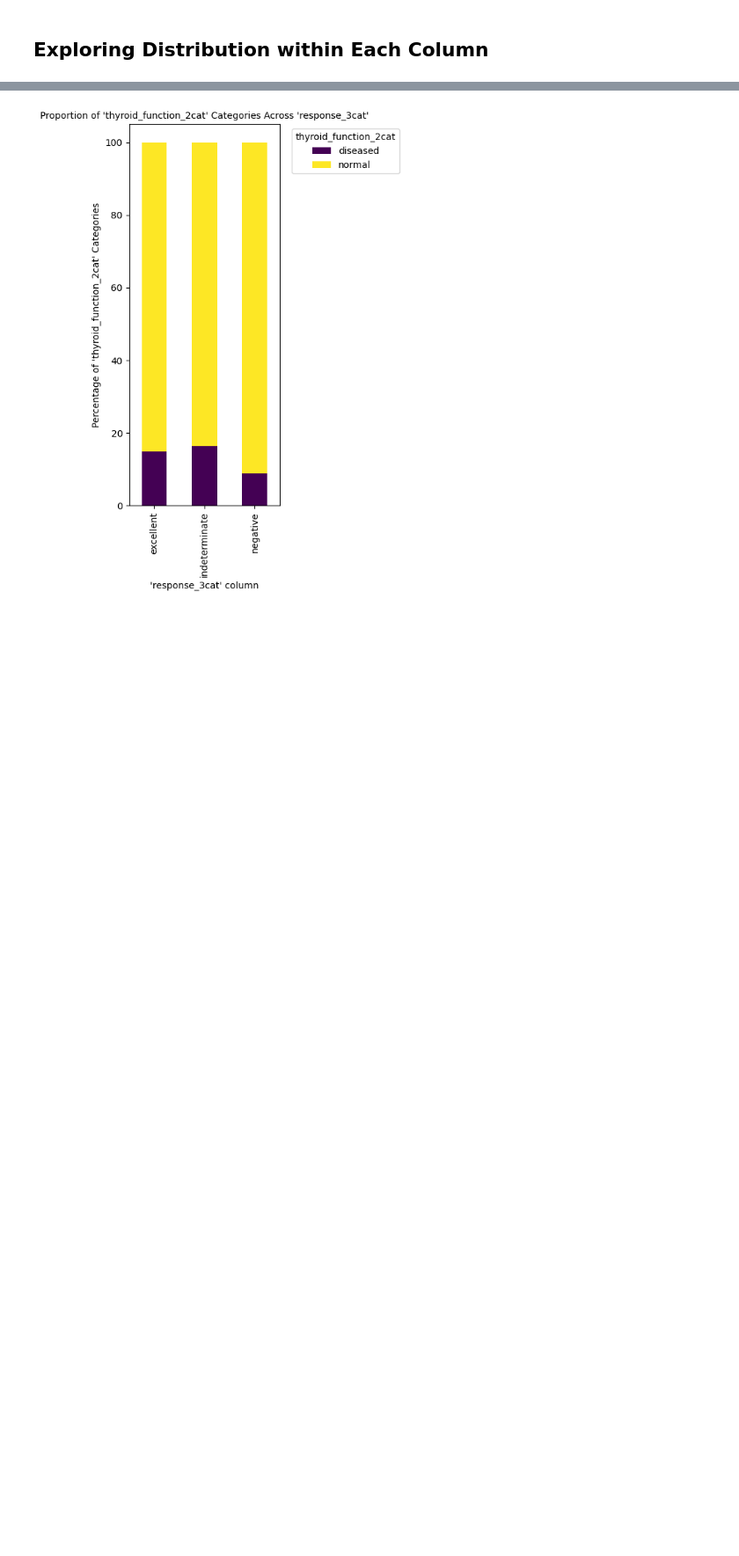
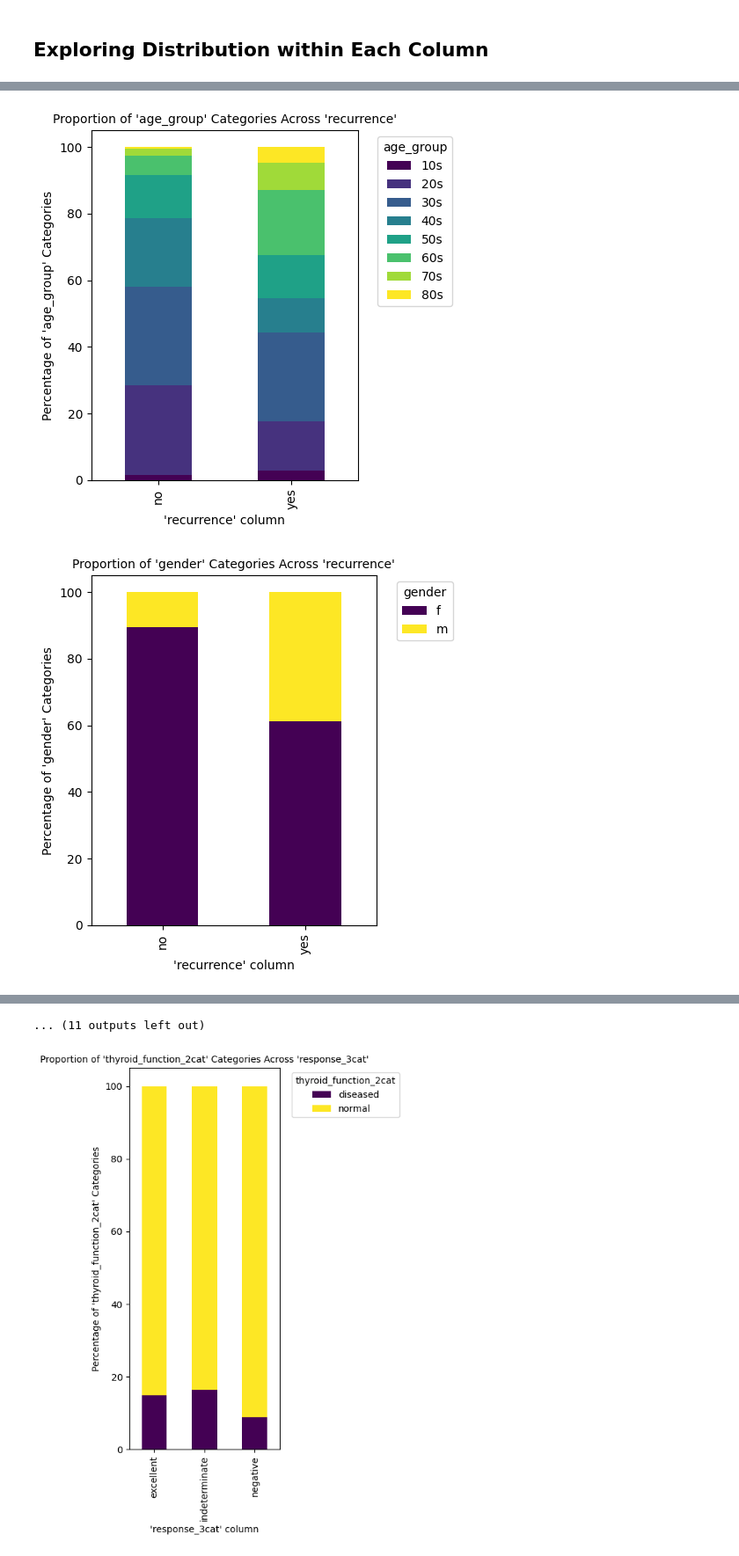
Before and after one commit to madmaxtoastflytiger/CaptStone2-Thyroid-Disease, a Jupyter notebook: 3_ThyroidDisease_EDA.ipynb, the cells around one changed output, grey strips where cells are left out. Shown at 88% size. Drawn from its saved outputs; the diff is of its cells as text; code cells hidden in the pictures; blank space fills up the shorter version.

```diff
--- a/3_ThyroidDisease_EDA.ipynb
+++ b/3_ThyroidDisease_EDA.ipynb
@@ -198,0 +226,5 @@ MyCustDataSciLib.quick_plot_all_categorical_col(df)
+# %%
+MyCustDataSciLib.quick_plot_all_stacked_bar(df, 'recurrence', (5,5))
+# %% [output]
+[figure, added]
+[figure, added]
@@ -199,3 +241,4 @@ MyCustDataSciLib.quick_plot_all_categorical_col(df)
+... (11 outputs left out)
 # %%
 # stacked bar graph
     # Reminder - Stacked bar charts are used to show the proportion of categories in one column relative to the categories in another column.
```
Also changed, not shown: parts of 37 cells of this notebook, 3 other files.
